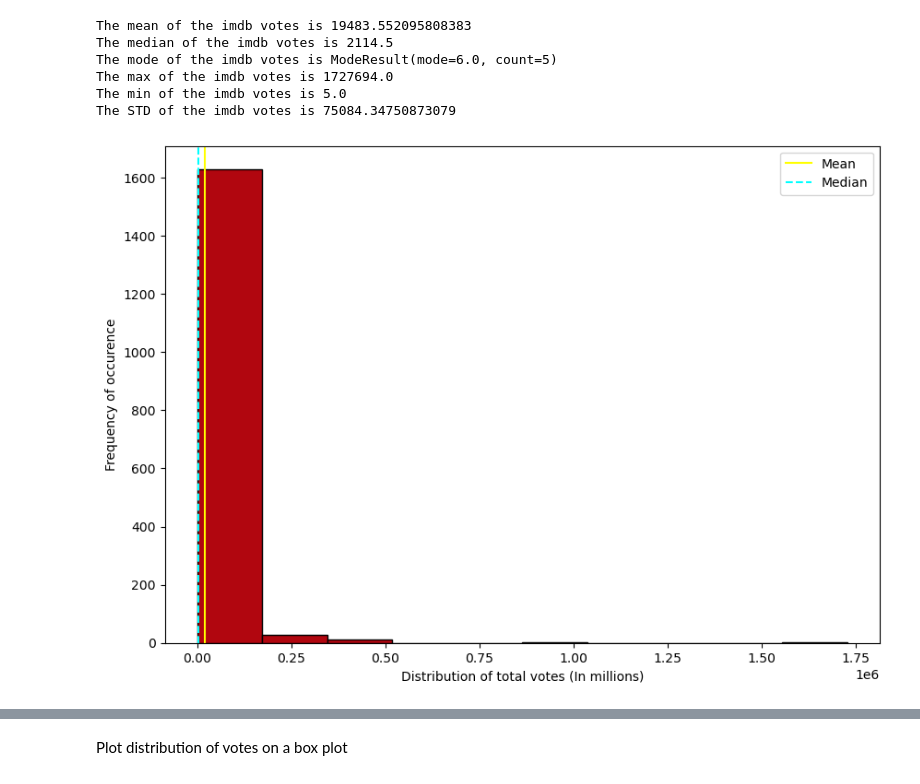
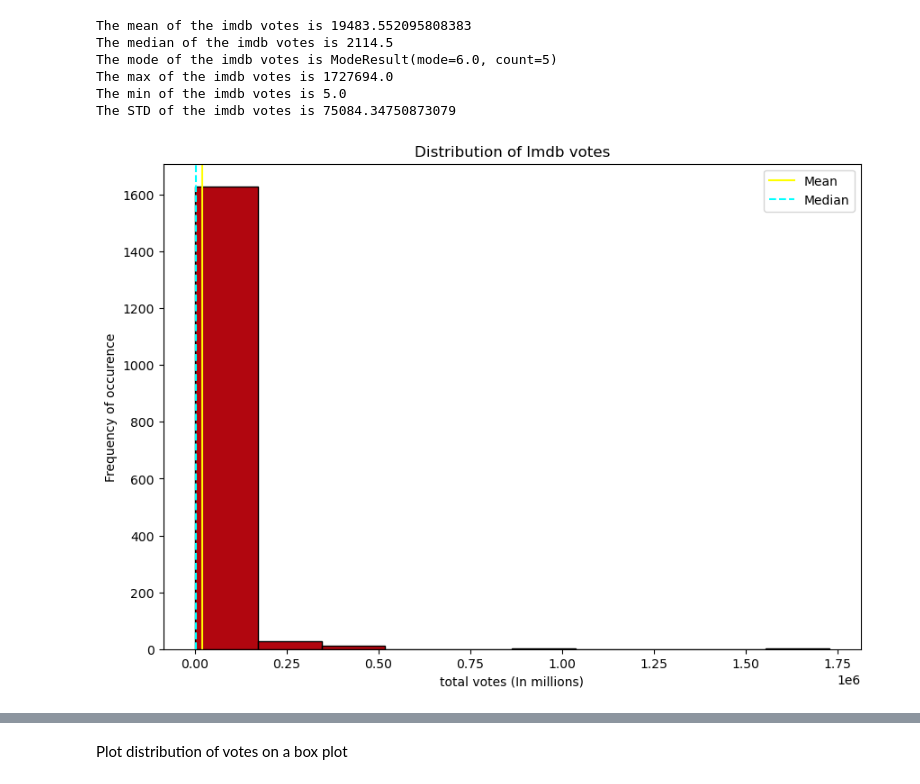
Before and after one commit to NidaB-C/NetflixEDA, a Jupyter notebook: 03_imdb_scores_votes_genres.ipynb, the cells around one changed output, grey strips where cells are left out. Cells and saved outputs as stored; diff of their text form; code cells hidden in the pictures.

```diff
--- a/03_imdb_scores_votes_genres.ipynb
+++ b/03_imdb_scores_votes_genres.ipynb
@@ -48,17 +48,18 @@ The STD of the imdb votes is 75084.34750873079
 # %%
 #Plot the imdb vote totals to see if the data is normally distributed
 
 votes = q4_df['imdb_votes']
 vh = plt.hist(votes,color='#B1060F',edgecolor='k')
-plt.xlabel("Distribution of total votes (In millions)")
+plt.xlabel("total votes (In millions)")
 plt.ylabel("Frequency of occurence")
 plt.axvline(vm, color='yellow',label='Mean')
 plt.axvline(vme, color='cyan', linestyle='dashed',label='Median')
+plt.title("Distribution of Imdb votes")
 plt.legend()
 plt.rcParams['figure.figsize'] = [10, 7]
 plt.savefig('Images/03_E_1_Distribution_of_imdb_votes.png')
 # %% [output]
-[figure, old version]
+[figure, new version]
 # %%
 print(st.normaltest(votes.sample(200)))
 
```
Also changed, not shown: parts of 9 cells of this notebook, 5 other files.
